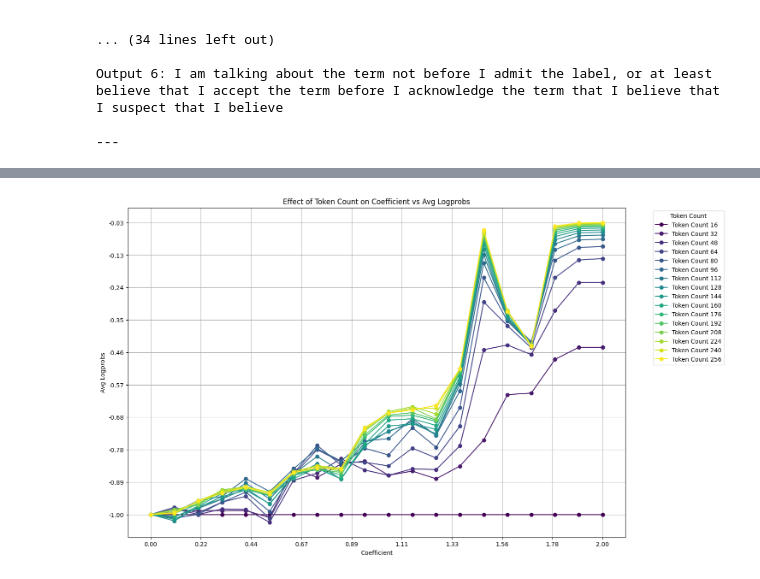
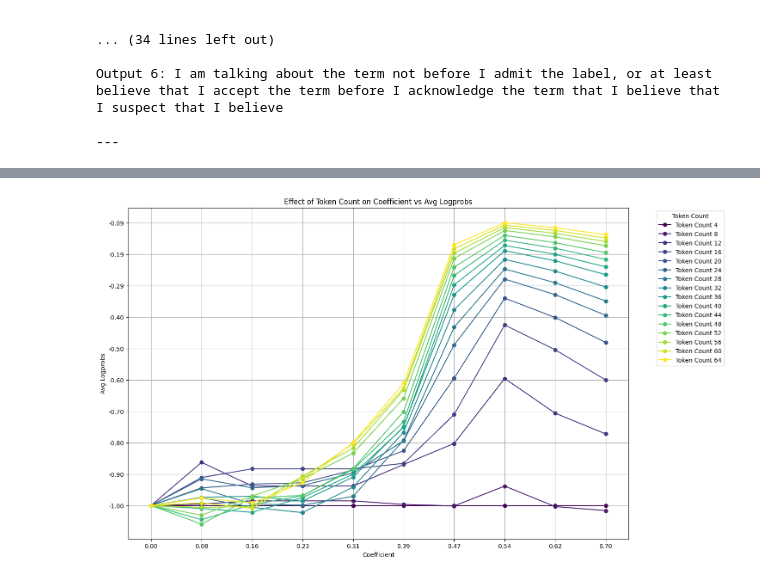
Before and after one commit to mloef/steering-research, a Jupyter notebook: experiments/notebooks/results.ipynb, the cells around one changed output, grey strips where cells are left out. Drawn from its saved outputs; the diff is of its cells as text; code cells hidden in the pictures.

Commit message:
finish results nb, update pickled steps for autograding, update autograding

```diff
--- a/experiments/notebooks/results.ipynb
+++ b/experiments/notebooks/results.ipynb
@@ -967,7 +967,7 @@ for temp in np.linspace(1e-6, 1.5, 15):
             steering_vector,
             test_prompt="I am talking about",
             start_coeff=0,
-            end_coeff=2,
+            end_coeff=0.7,
             iterations=10,
             metric="avg_log_probs",
             token_counts=[32],
@@ -1013,7 +1013,7 @@ for i in range(10):
             steering_vector,
             test_prompt="I am talking about",
             start_coeff=0,
-            end_coeff=2,
+            end_coeff=0.7,
             iterations=10,
             metric="avg_log_probs",
             token_counts=[32],
@@ -1103,7 +1103,7 @@ for train_model in [base_model, instruct_model]:
                 steering_vector,
                 test_prompt="I am talking about",
                 start_coeff=0,
-                end_coeff=2,
+                end_coeff=0.7,
                 iterations=10,
                 metric="avg_log_probs",
                 token_counts=[32],
@@ -1147,10 +1147,10 @@ data = find_upper_bound(
             steering_vector,
             test_prompt="I am talking about",
             start_coeff=0,
-            end_coeff=2,
-            iterations=20,
+            end_coeff=0.7,
+            iterations=10,
             metric="avg_log_probs",
-            token_counts=list(range(2,256,16)),
+            token_counts=list(range(4,65,4)),
             repetition_penalty=1.1,
             temperature=1e-6,
             train_model=instruct_model,
@@ -1167,7 +1167,8 @@ ax.set_ylabel('Avg Logprobs')
 ax.set_title('Effect of Token Count on Coefficient vs Avg Logprobs')
 ax.grid(True)
 
-seq_length = 256
+seq_length = 64
+step = 4
 coefficients = data[0]
 metrics = data[1]
 outputs = data[2]
@@ -1176,40 +1177,40 @@ longest_output = max([len(metric) for metric in metrics])
 
 colors = plt.cm.viridis(np.linspace(0, 1, longest_output))
 
-start_idx = longest_output-(seq_length//16)
+start_idx = longest_output-(seq_length//step)
 end_idx = longest_output
 
 for idx in range(start_idx, end_idx): # Extract the metric for the current index across all entries
     current_metric = []
     for metric in metrics:
         if idx < len(metric):
             current_metric.append(metric[idx])
         else:
             current_metric.append(metric[-1])
 
     # Normalize the perplexities
     mean_first = next(x for x in current_metric if not np.isnan(x))  # Mean is the first for normalization
     normalized_metric = [-m / mean_first for m in current_metric]
 
     ax.plot(coefficients, normalized_metric, marker='o', linestyle='-',
-            color=colors[idx], label=f'Token Count {(1+idx)*16}')
+            color=colors[idx], label=f'Token Count {(1+idx)*step}')
 
 
 handles, labels = ax.get_legend_handles_labels()
 by_label = dict(zip(labels, handles))
 ax.legend(by_label.values(), by_label.keys(), title="Token Count", bbox_to_anchor=(1.05, 1), loc='upper left')
 
 x_ticks = np.linspace(min(coefficients), max(coefficients), num=10)
 ax.set_xticks(x_ticks)
 ax.set_xticklabels([f'{tick:.2f}' for tick in x_ticks])
 
 y_ticks = np.linspace(min(normalized_metric), max(normalized_metric), num=10)
 ax.set_yticks(y_ticks)
 ax.set_yticklabels([f'{tick:.2f}' for tick in y_ticks])
 
 plt.show()
 # %% [output]
-[figure, old version]
+[figure, new version]
 # %%
 for i, output in enumerate(data[2]):
     print(f"Output {i}: {output}\n")
```
Also changed, not shown: parts of 14 cells of this notebook, 6 other files.
